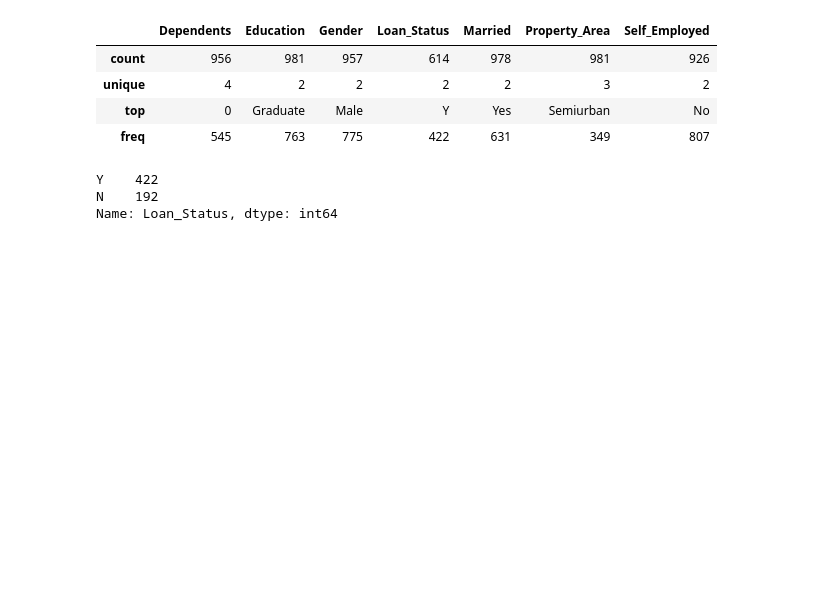
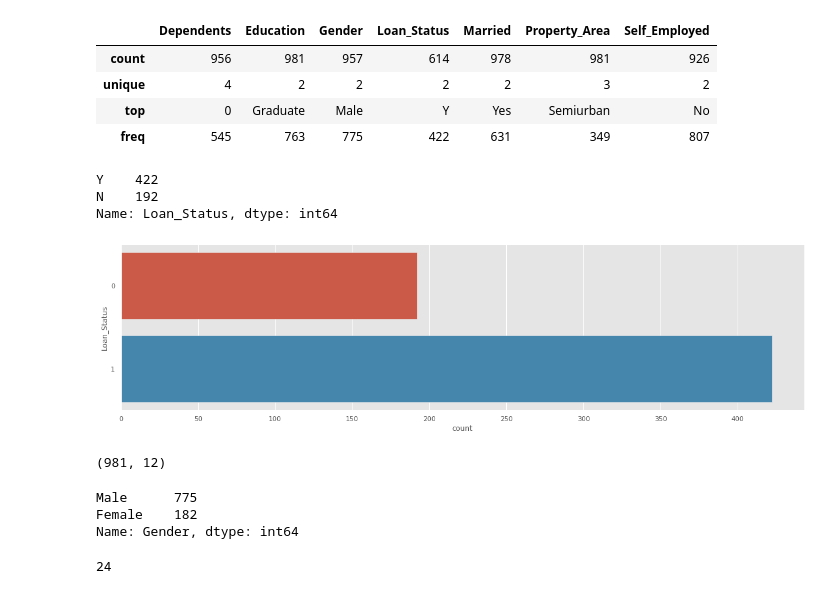
Before and after one commit to NilSagor/loan-pred, a Jupyter notebook: loan_predict.ipynb, the cells around one changed output. Drawn from its saved outputs; the diff is of its cells as text; code cells hidden in the pictures; blank space fills up the shorter version.

Commit message:
loan update

```diff
--- a/loan_predict.ipynb
+++ b/loan_predict.ipynb
@@ -166,3 +166,25 @@ Name: Loan_Status, dtype: int64
 # %%
 data_raw.loc[data_raw['Loan_Status'] == 'Y', 'Loan_Status'] = 1
 data_raw.loc[data_raw['Loan_Status'] == 'N', 'Loan_Status'] = 0
+
+data_bin['Loan_Status'] = data_raw['Loan_Status']
+data_con['Loan_Status'] = data_raw['Loan_Status']
+
+fig = plt.figure(figsize = (20,5))
+sns.countplot(y="Loan_Status", data = data_bin);
+# %% [output]
+[figure, added]
+# %%
+data_raw.shape
+# %% [output]
+(981, 12)
+# %%
+data_raw.Gender.value_counts()
+# %% [output]
+Male      775
+Female    182
+Name: Gender, dtype: int64
+# %%
+data_raw.Gender.isnull().sum()
+# %% [output]
+24
```
Also changed, not shown: parts of 20 cells of this notebook.
